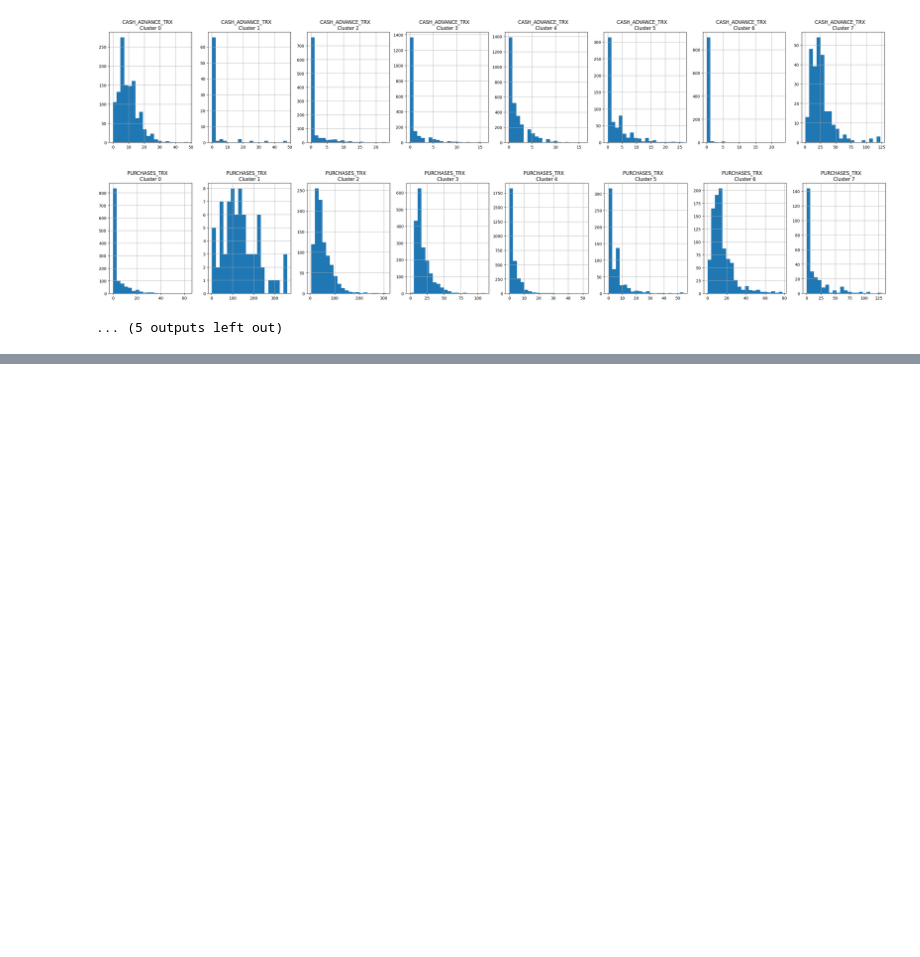
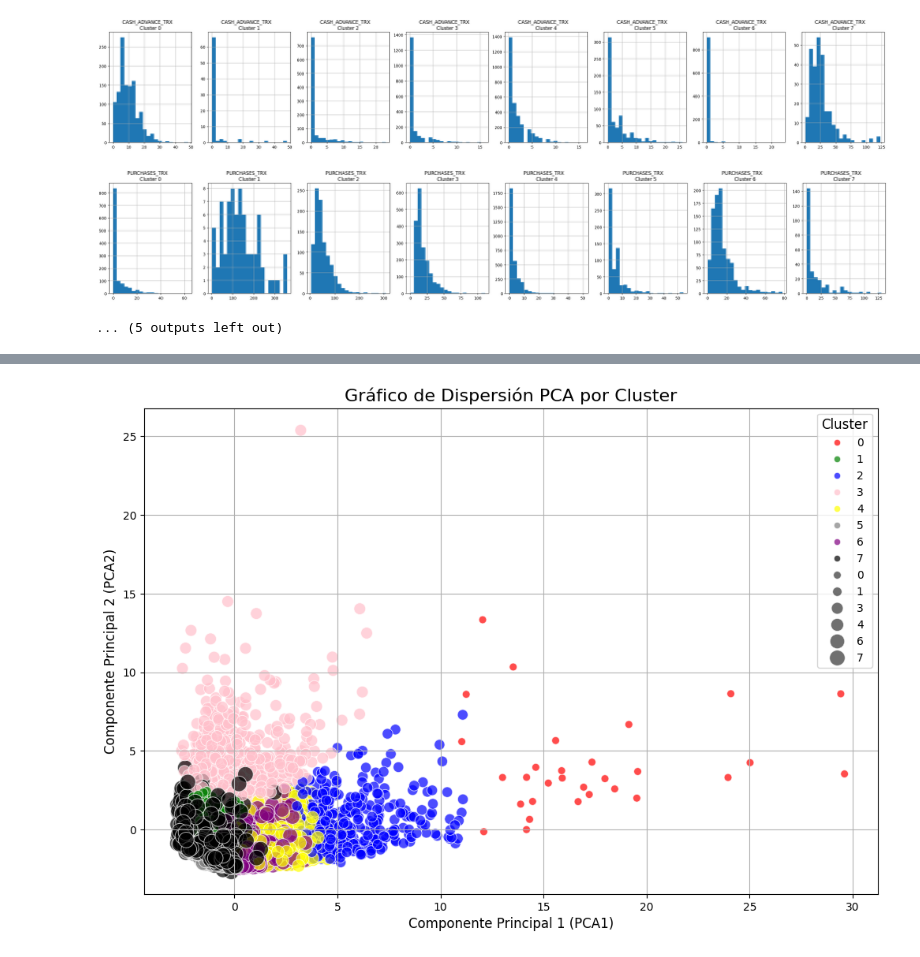
Before and after one commit to CD-AC/DataScience-CustomerSegmentation, a Jupyter notebook: DataSciense_CustomerSegmentation.ipynb, the cells around one changed output, grey strips where cells are left out. Saved outputs shown, nothing was run; the diff lists cells and outputs as text; code cells hidden in the pictures; blank space fills up the shorter version.

```diff
--- a/DataSciense_CustomerSegmentation.ipynb
+++ b/DataSciense_CustomerSegmentation.ipynb
@@ -245,0 +248,4 @@ for i in creditcard_df.columns:
+# %%
+pca = PCA(n_components = 2)
+principal_comp = pca.fit_transform(creditcard_df_scaled)
+principal_comp
@@ -245,0 +260,3 @@ for i in creditcard_df.columns:
+# %%
+pca_df = pd.DataFrame(data = principal_comp, columns=["pca1", "pca2"])
+pca_df.head()
@@ -245,0 +270,3 @@ for i in creditcard_df.columns:
+# %%
+pca_df = pd.concat([pca_df, pd.DataFrame({'cluster':labels})], axis = 1)
+pca_df.head()
@@ -245,0 +280,24 @@ for i in creditcard_df.columns:
+# %%
+plt.figure(figsize=(12, 8))
+
+ax = sns.scatterplot(x="pca1", y="pca2", hue="cluster", data=pca_df,
+                     palette=["red", "green", "blue", "pink", "yellow", "gray", "purple", "black"],
+                     size="cluster", sizes=(50, 200),
+                     alpha=0.7,
+                     marker='o')
+
+# título y etiquetas
+plt.title("Gráfico de Dispersión PCA por Cluster", fontsize=16)
+plt.xlabel("Componente Principal 1 (PCA1)", fontsize=12)
+plt.ylabel("Componente Principal 2 (PCA2)", fontsize=12)
+
+# leyenda
+plt.legend(title='Cluster', loc='upper right', fontsize=10, title_fontsize=12)
+
+# Añadir cuadrícula
+plt.grid(True)
+
+# Mostrar gráfico
+plt.show()
+# %% [output]
+[figure, added]
```
Also changed, not shown: parts of 7 cells of this notebook.
